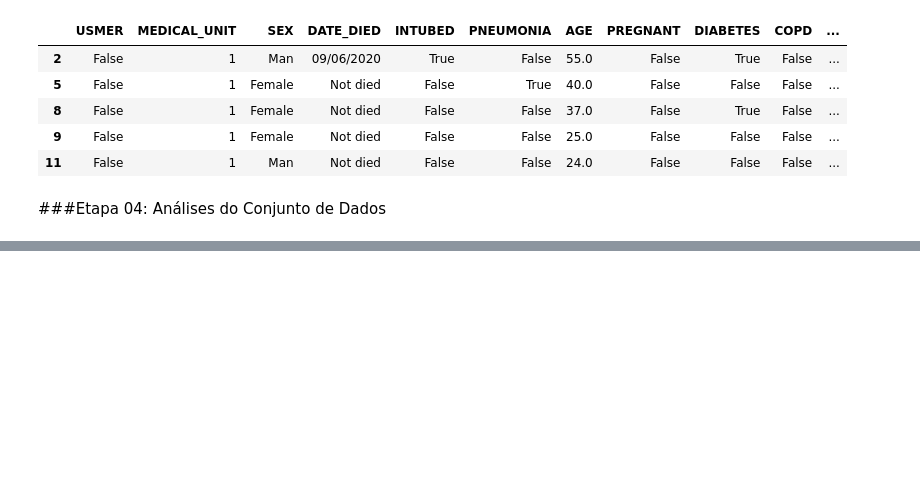
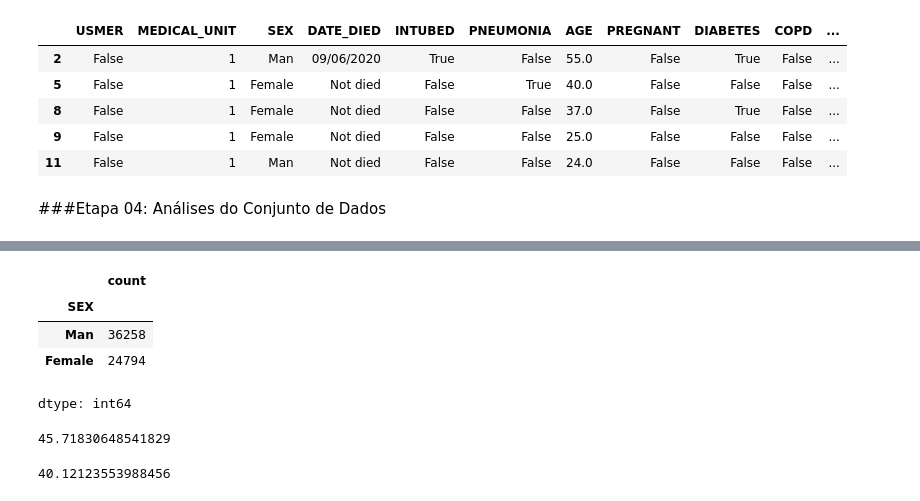
Before and after one commit to matheuspfferreira/python_data_science, a Jupyter notebook: Covid - 07/notebook/nb_covid.ipynb, the cells around one changed output, grey strips where cells are left out. Saved outputs shown, nothing was run; the diff lists cells and outputs as text; code cells hidden in the pictures; blank space fills up the shorter version.

```diff
--- a/Covid - 07/notebook/nb_covid.ipynb
+++ b/Covid - 07/notebook/nb_covid.ipynb
@@ -238,0 +276,11 @@ dados.head()
+# %%
+# Descobrindo a quantidade de pacientes que não morreram
+nao_morreu = 'Not died'
+taxa_vivos = dados.query('@nao_morreu == DATE_DIED')['SEX'].value_counts()
+taxa_vivos
+# %% [output]
+|  | count |
+| SEX |  |
+| Man | 36258 |
+| Female | 24794 |
+dtype: int64
@@ -238,0 +291,12 @@ dados.head()
+# %%
+# Realizando o cálculo para descobrir a taxa de mortalidade (homens)
+taxa_homens = homens_morreram / (homens_nao_morreram + homens_morreram) * 100
+taxa_homens
+# %% [output]
+45.71830648541829
+# %%
+# Realizando o cálculo para descobrir a taxa de mortalidade (mulheres)
+taxa_mulheres = mulheres_morreram / (mulheres_nao_morreram + mulheres_morreram) * 100
+taxa_mulheres
+# %% [output]
+40.12123553988456
```
Also changed, not shown: parts of 7 cells of this notebook.
